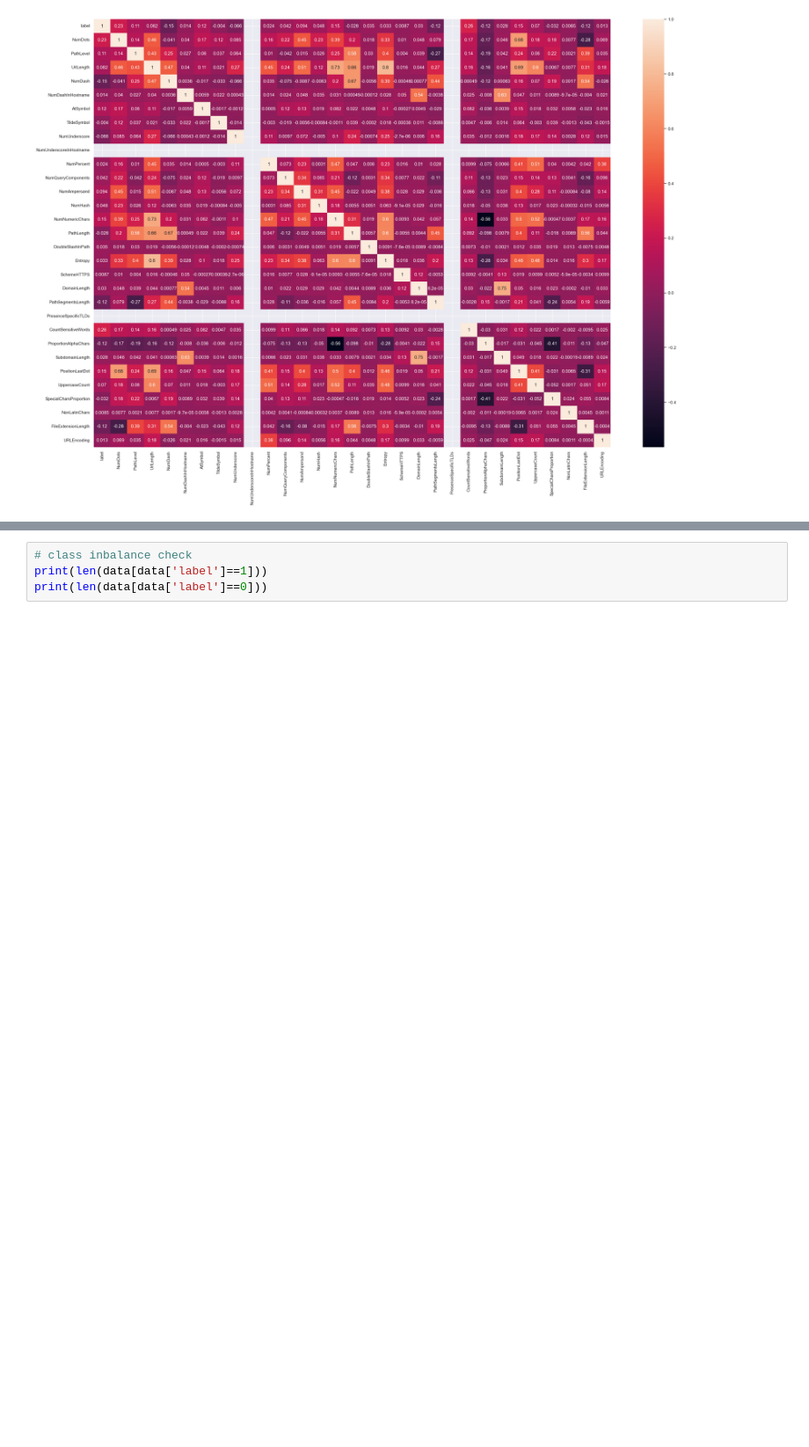
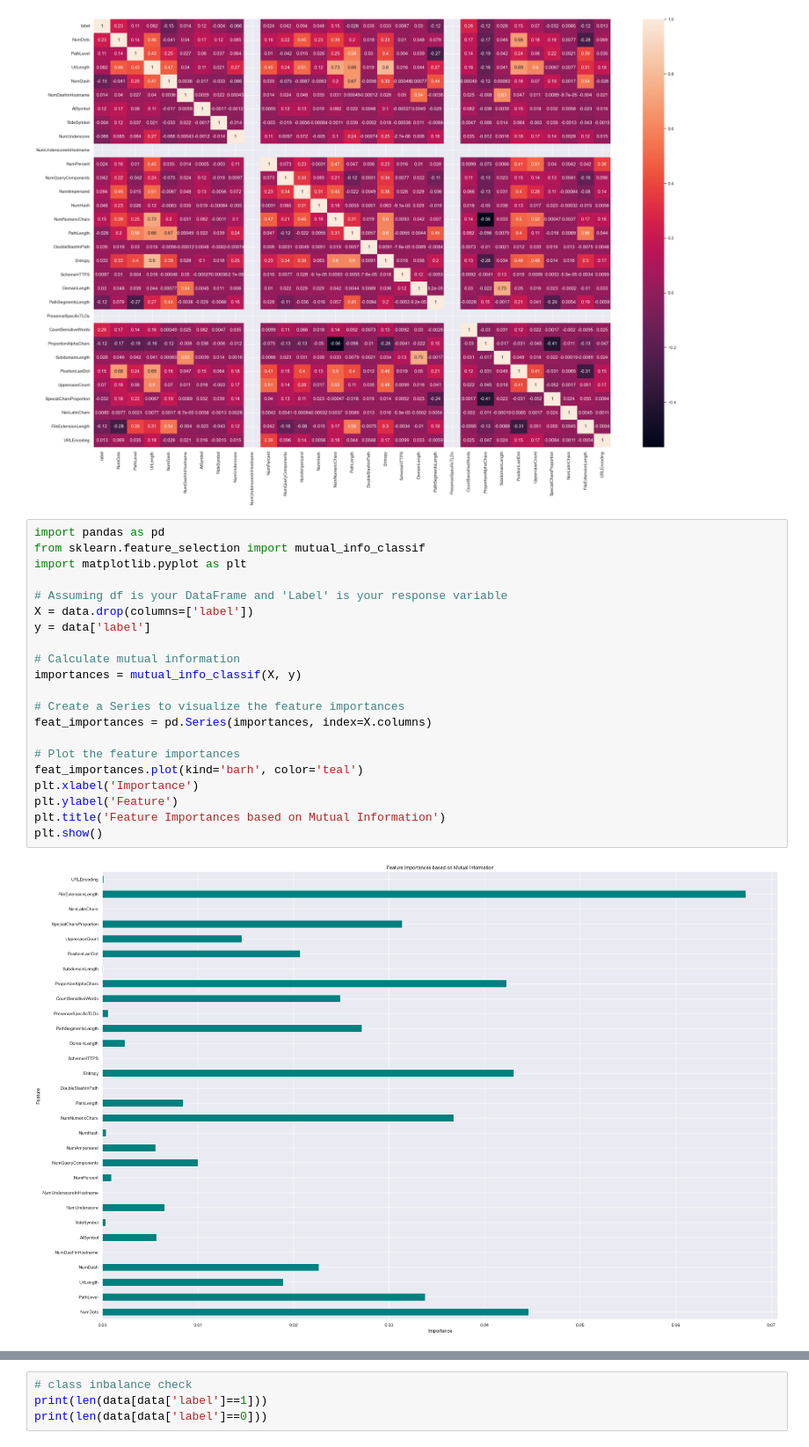
Before and after one commit to trulydevious/ML_project, a Jupyter notebook: notebooks/final_data_preprocessing_and_training.ipynb, the cells around one changed output, grey strips where cells are left out. Shown at 88% size. Saved outputs shown, nothing was run; the diff lists cells and outputs as text; blank space fills up the shorter version.

```diff
--- a/notebooks/final_data_preprocessing_and_training.ipynb
+++ b/notebooks/final_data_preprocessing_and_training.ipynb
@@ -51,3 +62,26 @@ sns.heatmap(data.corr(), annot=True)
 plt.show()
 # %% [output]
 [figure]
+# %%
+import pandas as pd
+from sklearn.feature_selection import mutual_info_classif
+import matplotlib.pyplot as plt
+
+# Assuming df is your DataFrame and 'Label' is your response variable
+X = data.drop(columns=['label'])
+y = data['label']
+
+# Calculate mutual information
+importances = mutual_info_classif(X, y)
+
+# Create a Series to visualize the feature importances
+feat_importances = pd.Series(importances, index=X.columns)
+
+# Plot the feature importances
+feat_importances.plot(kind='barh', color='teal')
+plt.xlabel('Importance')
+plt.ylabel('Feature')
+plt.title('Feature Importances based on Mutual Information')
+plt.show()
+# %% [output]
+[figure, added]
```
Also changed, not shown: parts of 11 cells of this notebook.
